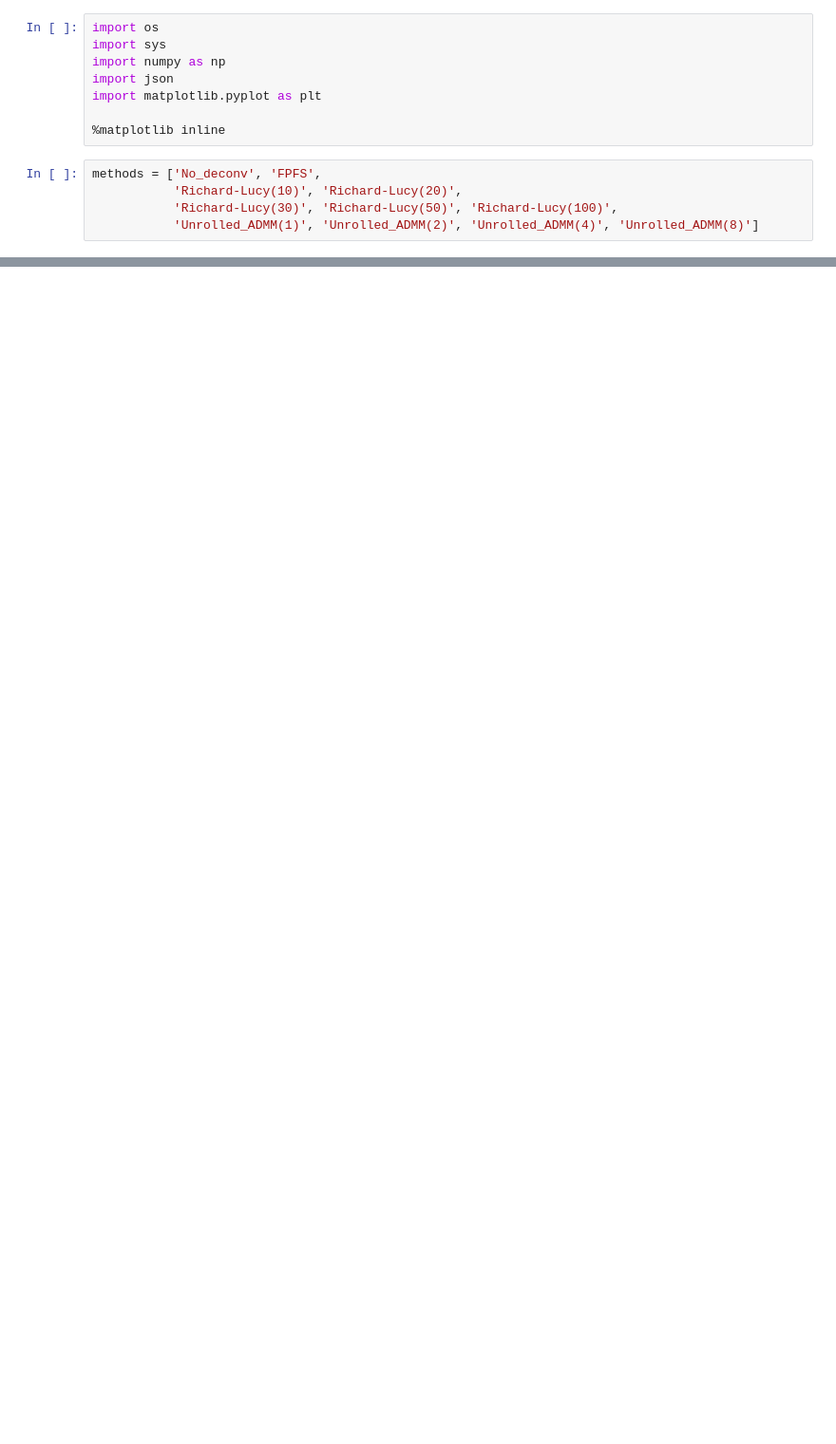
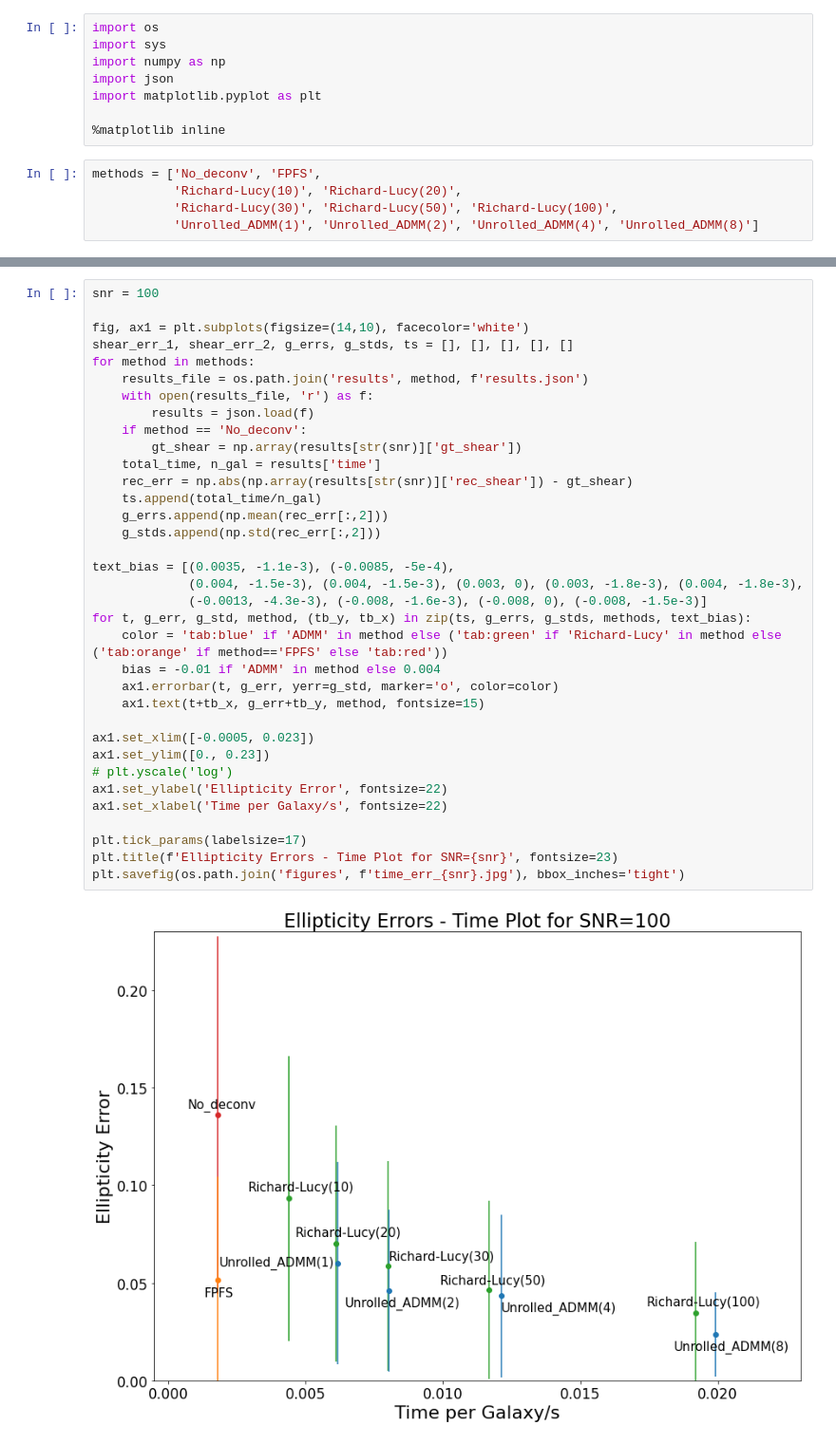
Before and after one commit to Lukeli0425/Galaxy-Deconv, a Jupyter notebook: error_time.ipynb, the cells around one changed output, grey strips where cells are left out. Shown at 95% size. Saved outputs shown, nothing was run; the diff lists cells and outputs as text; blank space fills up the shorter version.

```diff
--- a/error_time.ipynb
+++ b/error_time.ipynb
@@ -48 +51,38 @@ plt.savefig(os.path.join('figures', f'time_err_{snr}.jpg'), bbox_inches='tight')
+# %%
+snr = 100
+
+fig, ax1 = plt.subplots(figsize=(14,10), facecolor='white')
+shear_err_1, shear_err_2, g_errs, g_stds, ts = [], [], [], [], []
+for method in methods:
+    results_file = os.path.join('results', method, f'results.json')
+    with open(results_file, 'r') as f:
+        results = json.load(f)
+    if method == 'No_deconv':
+        gt_shear = np.array(results[str(snr)]['gt_shear'])
+    total_time, n_gal = results['time']
+    rec_err = np.abs(np.array(results[str(snr)]['rec_shear']) - gt_shear)
+    ts.append(total_time/n_gal)
+    g_errs.append(np.mean(rec_err[:,2]))
+    g_stds.append(np.std(rec_err[:,2]))
+
+text_bias = [(0.0035, -1.1e-3), (-0.0085, -5e-4),
+             (0.004, -1.5e-3), (0.004, -1.5e-3), (0.003, 0), (0.003, -1.8e-3), (0.004, -1.8e-3),
+             (-0.0013, -4.3e-3), (-0.008, -1.6e-3), (-0.008, 0), (-0.008, -1.5e-3)]
+for t, g_err, g_std, method, (tb_y, tb_x) in zip(ts, g_errs, g_stds, methods, text_bias):
+    color = 'tab:blue' if 'ADMM' in method else ('tab:green' if 'Richard-Lucy' in method else ('tab:orange' if method=='FPFS' else 'tab:red'))
+    bias = -0.01 if 'ADMM' in method else 0.004
+    ax1.errorbar(t, g_err, yerr=g_std, marker='o', color=color)
+    ax1.text(t+tb_x, g_err+tb_y, method, fontsize=15)
+
+ax1.set_xlim([-0.0005, 0.023])
+ax1.set_ylim([0., 0.23])
+# plt.yscale('log')
+ax1.set_ylabel('Ellipticity Error', fontsize=22)
+ax1.set_xlabel('Time per Galaxy/s', fontsize=22)
+
+plt.tick_params(labelsize=17)
+plt.title(f'Ellipticity Errors - Time Plot for SNR={snr}', fontsize=23)
+plt.savefig(os.path.join('figures', f'time_err_{snr}.jpg'), bbox_inches='tight')
+# %% [output]
+[figure, added]
 # %%
```
Also changed, not shown: parts of 5 cells of this notebook, 5 other files.
